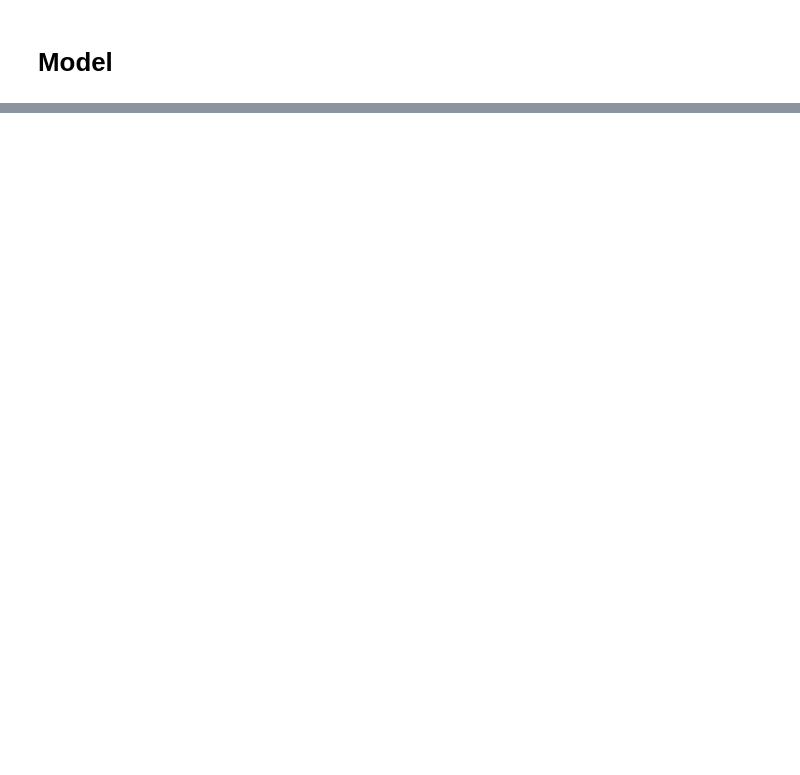
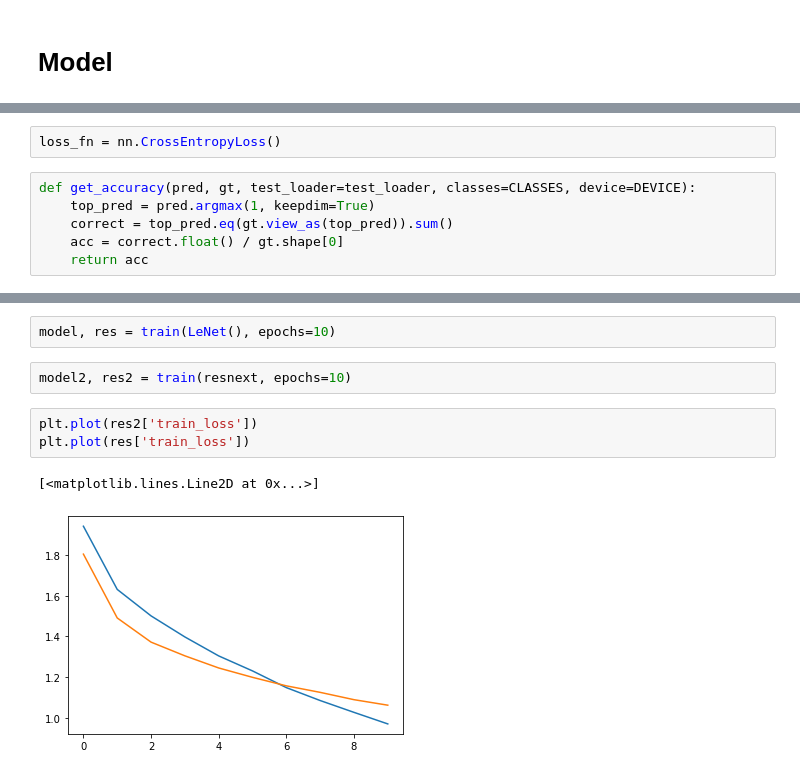
Before and after one commit to sir-timio/neural_labs, a Jupyter notebook: lab5/conv.ipynb, the cells around one changed output, grey strips where cells are left out. Saved outputs shown, nothing was run; the diff lists cells and outputs as text; blank space fills up the shorter version.

```diff
--- a/lab5/conv.ipynb
+++ b/lab5/conv.ipynb
@@ -155,0 +405,8 @@ class Model():
+# %%
+loss_fn = nn.CrossEntropyLoss()
+# %%
+def get_accuracy(pred, gt, test_loader=test_loader, classes=CLASSES, device=DEVICE):
+    top_pred = pred.argmax(1, keepdim=True)
+    correct = top_pred.eq(gt.view_as(top_pred)).sum()
+    acc = correct.float() / gt.shape[0]
+    return acc
@@ -155,0 +496,10 @@ class Model():
+# %%
+model, res = train(LeNet(), epochs=10)
+# %%
+model2, res2 = train(resnext, epochs=10)
+# %%
+plt.plot(res2['train_loss'])
+plt.plot(res['train_loss'])
+# %% [output]
+[<matplotlib.lines.Line2D at 0x...>]
+[figure, added]
```
Also changed, not shown: parts of 50 cells of this notebook, 11 other files.
